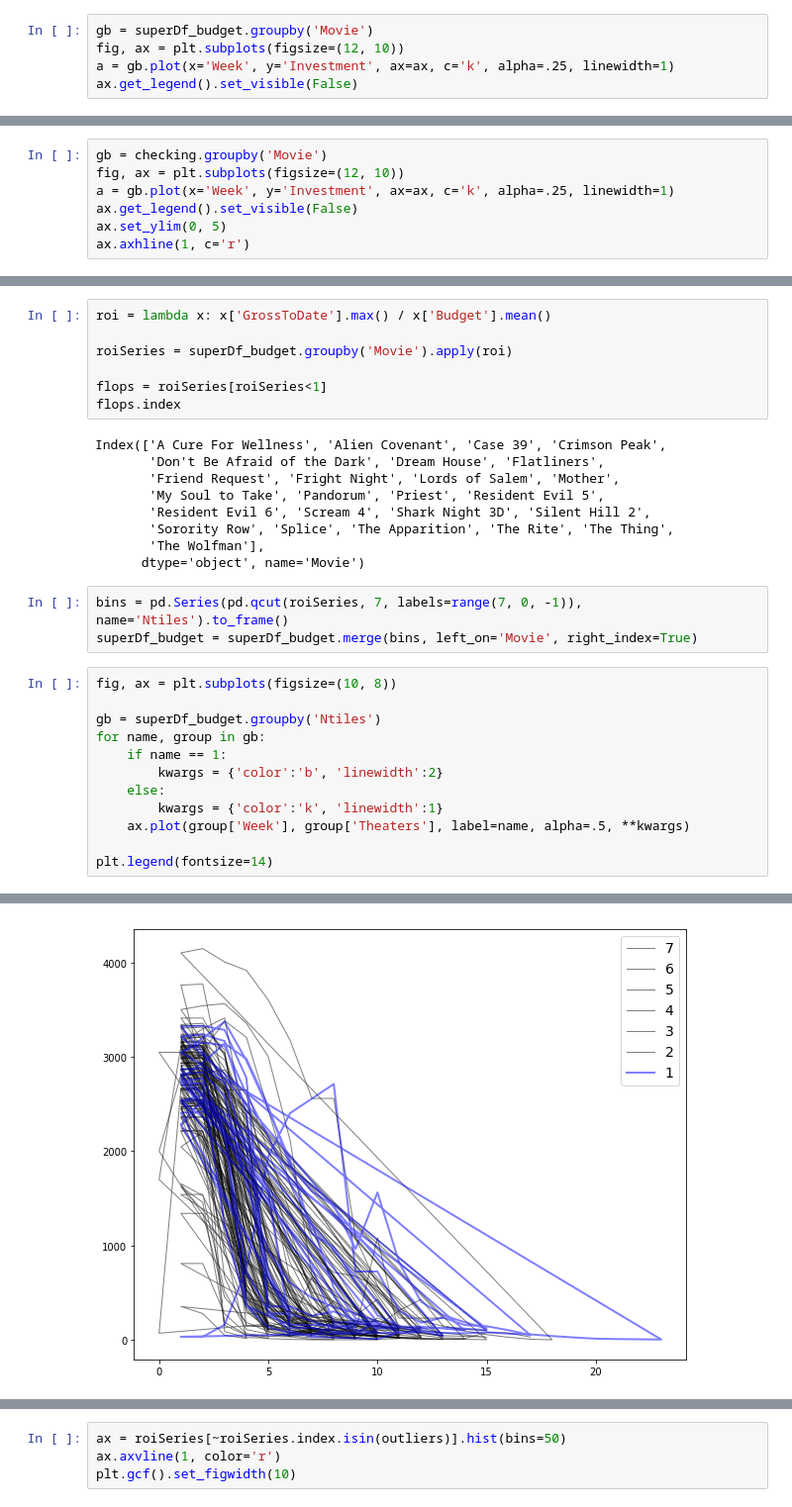
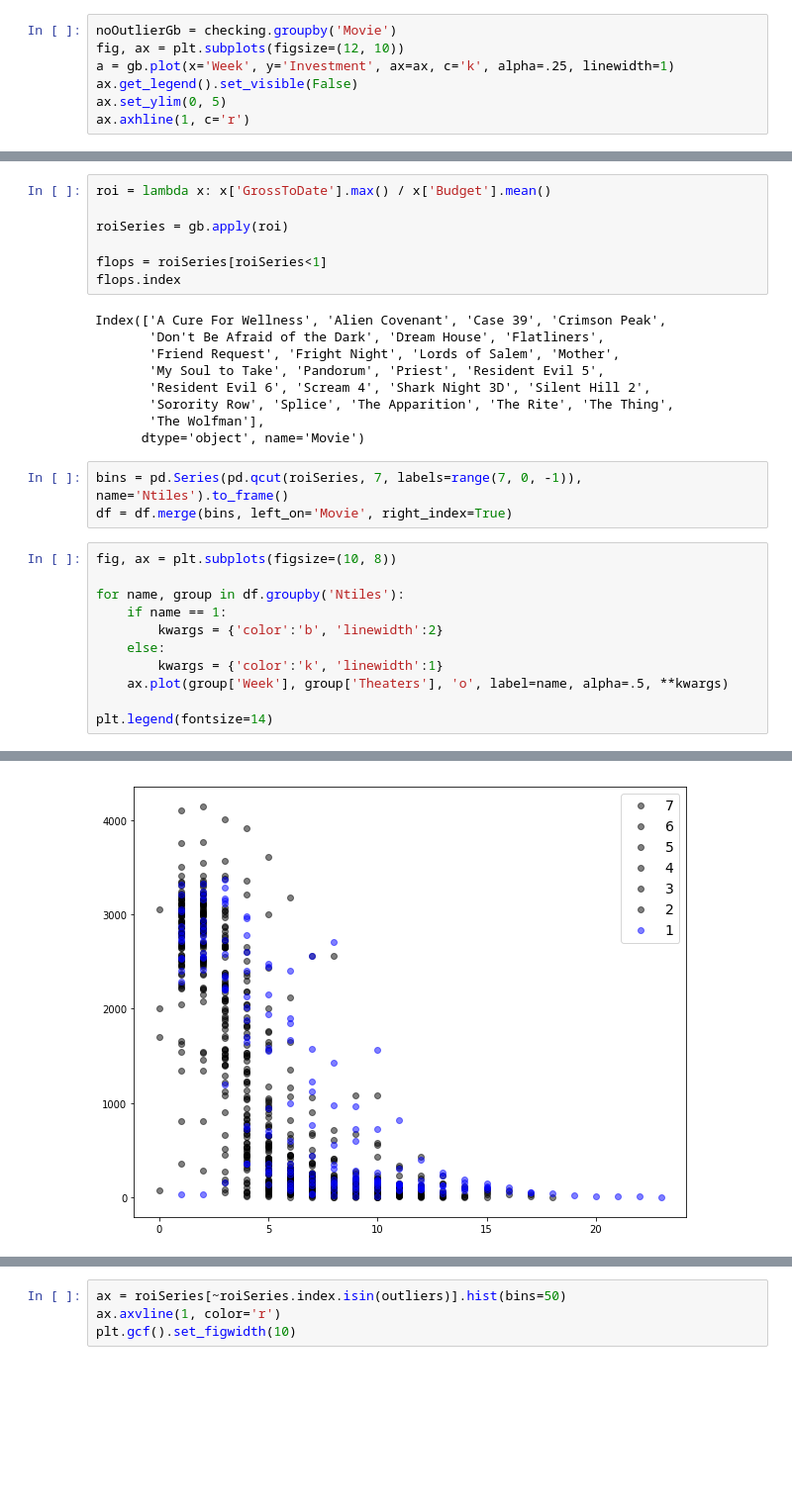
Before and after one commit to NapsterInBlue/Horror-Movies-Box-Office, a Jupyter notebook: Horror Box Office EDA.ipynb, the cells around one changed output, grey strips where cells are left out. Shown at 99% size. Drawn from its saved outputs; the diff is of its cells as text; blank space fills up the shorter version.

```diff
--- a/Horror Box Office EDA.ipynb
+++ b/Horror Box Office EDA.ipynb
@@ -186,6 +206,8 @@ superDf_budget = superDf[~superDf['Budget'].isnull()]
 # %%
-gb = superDf_budget.groupby('Movie')
+noOutlierGb = checking.groupby('Movie')
 fig, ax = plt.subplots(figsize=(12, 10))
 a = gb.plot(x='Week', y='Investment', ax=ax, c='k', alpha=.25, linewidth=1)
 ax.get_legend().set_visible(False)
+ax.set_ylim(0, 5)
+ax.axhline(1, c='r')
 # %% [output]
@@ -223,7 +215,0 @@ Name: 393, dtype: object
-# %%
-gb = checking.groupby('Movie')
-fig, ax = plt.subplots(figsize=(12, 10))
-a = gb.plot(x='Week', y='Investment', ax=ax, c='k', alpha=.25, linewidth=1)
-ax.get_legend().set_visible(False)
-ax.set_ylim(0, 5)
-ax.axhline(1, c='r')
@@ -243,7 +218,7 @@ superDf[superDf['Week'] == 0]
 # %%
 roi = lambda x: x['GrossToDate'].max() / x['Budget'].mean()
 
-roiSeries = superDf_budget.groupby('Movie').apply(roi)
+roiSeries = gb.apply(roi)
 
 flops = roiSeries[roiSeries<1]
 flops.index
@@ -258,22 +233,21 @@ Index(['A Cure For Wellness', 'Alien Covenant', 'Case 39', 'Crimson Peak',
       dtype='object', name='Movie')
 # %%
 bins = pd.Series(pd.qcut(roiSeries, 7, labels=range(7, 0, -1)), name='Ntiles').to_frame()
-superDf_budget = superDf_budget.merge(bins, left_on='Movie', right_index=True)
+df = df.merge(bins, left_on='Movie', right_index=True)
 # %%
 fig, ax = plt.subplots(figsize=(10, 8))
 
-gb = superDf_budget.groupby('Ntiles')
-for name, group in gb:
+for name, group in df.groupby('Ntiles'):
     if name == 1:
         kwargs = {'color':'b', 'linewidth':2}
     else:
         kwargs = {'color':'k', 'linewidth':1}
-    ax.plot(group['Week'], group['Theaters'], label=name, alpha=.5, **kwargs)
+    ax.plot(group['Week'], group['Theaters'], 'o', label=name, alpha=.5, **kwargs)
 
 plt.legend(fontsize=14)
 # %% [output]
 <matplotlib.legend.Legend at 0x...>
-[figure, old version]
+[figure, new version]
 # %%
 fig, ax = plt.subplots(figsize=(10, 8))
 
```
Also changed, not shown: parts of 44 cells of this notebook.
